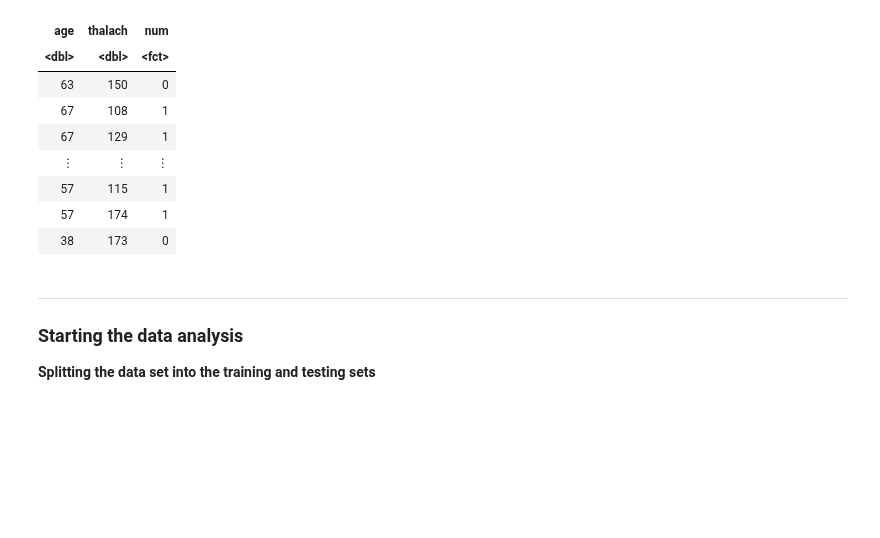
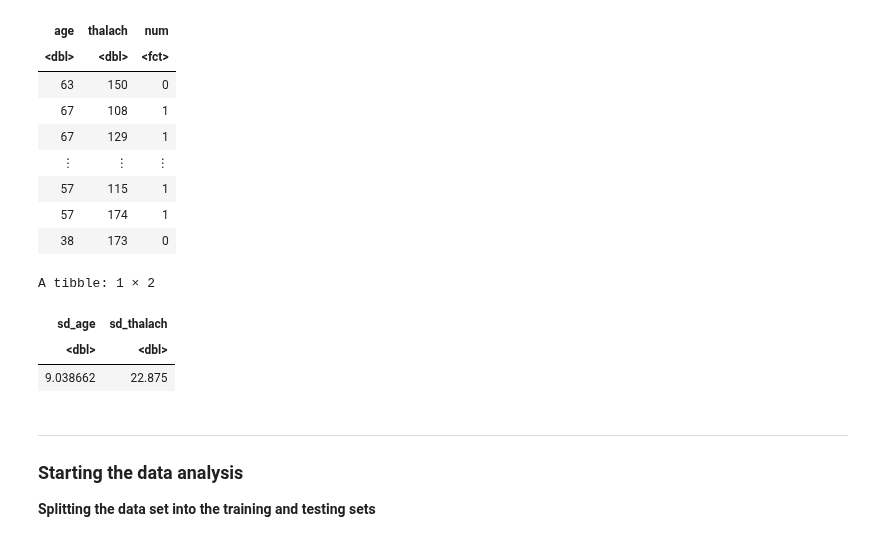
Before and after one commit to yun-sky/Heart-Failure-Report, a Jupyter notebook: Report.ipynb, the cells around one changed output. Drawn from its saved outputs; the diff is of its cells as text; code cells hidden in the pictures; blank space fills up the shorter version.

```diff
--- a/Report.ipynb
+++ b/Report.ipynb
@@ -79,0 +104,9 @@ A spec_tbl_df: 303 × 14
+# %%
+cleveland_mutated <- cleveland_data_download %>%
+    mutate(num = as.factor(num)) %>%
+    mutate(num = recode(num, '2' = '1')) %>%
+    mutate(num = recode(num, '3' = '1')) %>%
+    mutate(num = recode(num, '4' = '1'))
+cleveland_mutated
+# mutated values of 2, 3, and 4 in last column to create a binary classification
+# (the person is positive (1) or negative(0) for heart failure)
@@ -80,9 +124,5 @@ A spec_tbl_df: 303 × 14
 # %%
-cleveland_processed <- cleveland_data_download %>%
-    mutate(num = as.factor(num)) %>%
-    mutate(num = recode(num, '2' = '1')) %>%
-    mutate(num = recode(num, '3' = '1')) %>%
-    mutate(num = recode(num, '4' = '1')) %>%
+cleveland_processed <- cleveland_mutated %>%
     select(age, trestbps, chol, thalach, oldpeak, num)
 # selecting variables that are not binary to isolate scatterplots of non-binary variables
 cleveland_processed
@@ -134,6 +175,16 @@ A tibble: 303 × 3
 | 57 | 115 | 1 |
 | 57 | 174 | 1 |
 | 38 | 173 | 0 |
+# %%
+cleveland_sd <- cleveland_select %>%
+    summarize(sd_age = sd(age), sd_thalach = sd(thalach))
+cleveland_sd
+# calculating standard deviation of each variable to understand the spread of the data
+# %% [output]
+A tibble: 1 × 2
+| sd_age | sd_thalach |
+| <dbl> | <dbl> |
+| 9.038662 | 22.875 |
 # %% [markdown]
 <hr>
 <h3> Starting the data analysis </h3>
```
Also changed, not shown: parts of 15 cells of this notebook.
